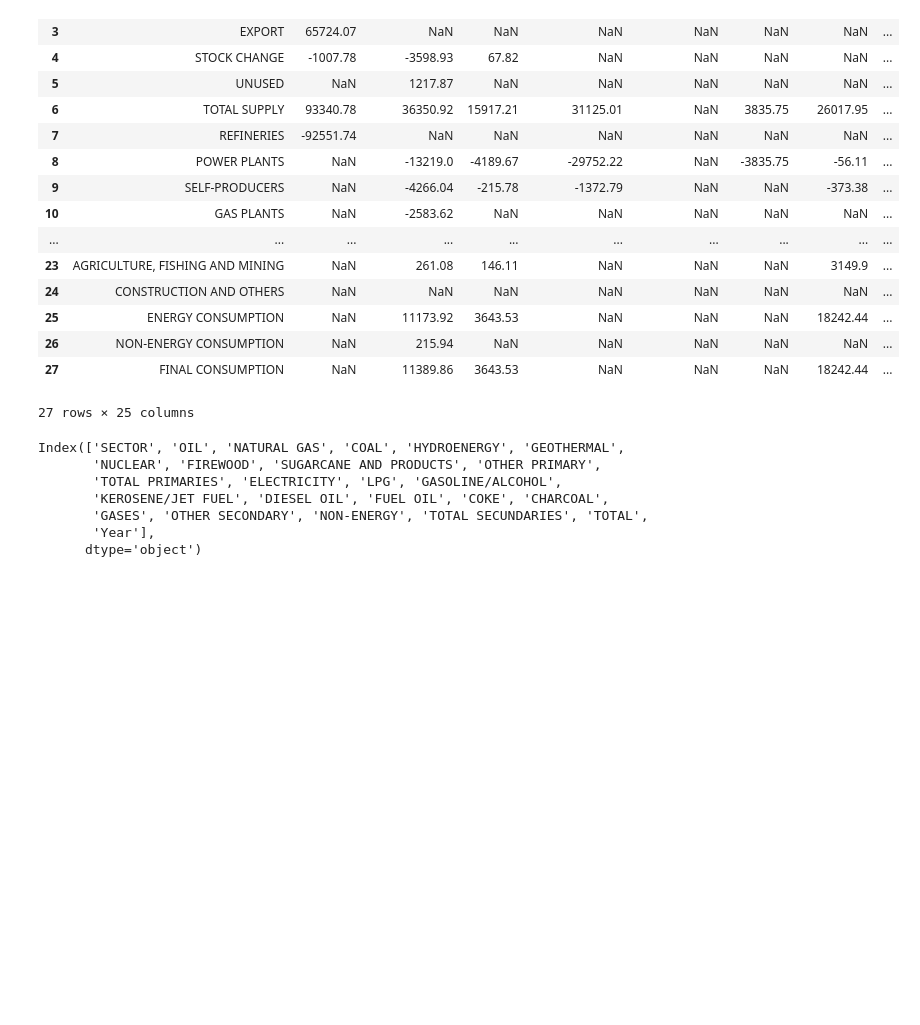
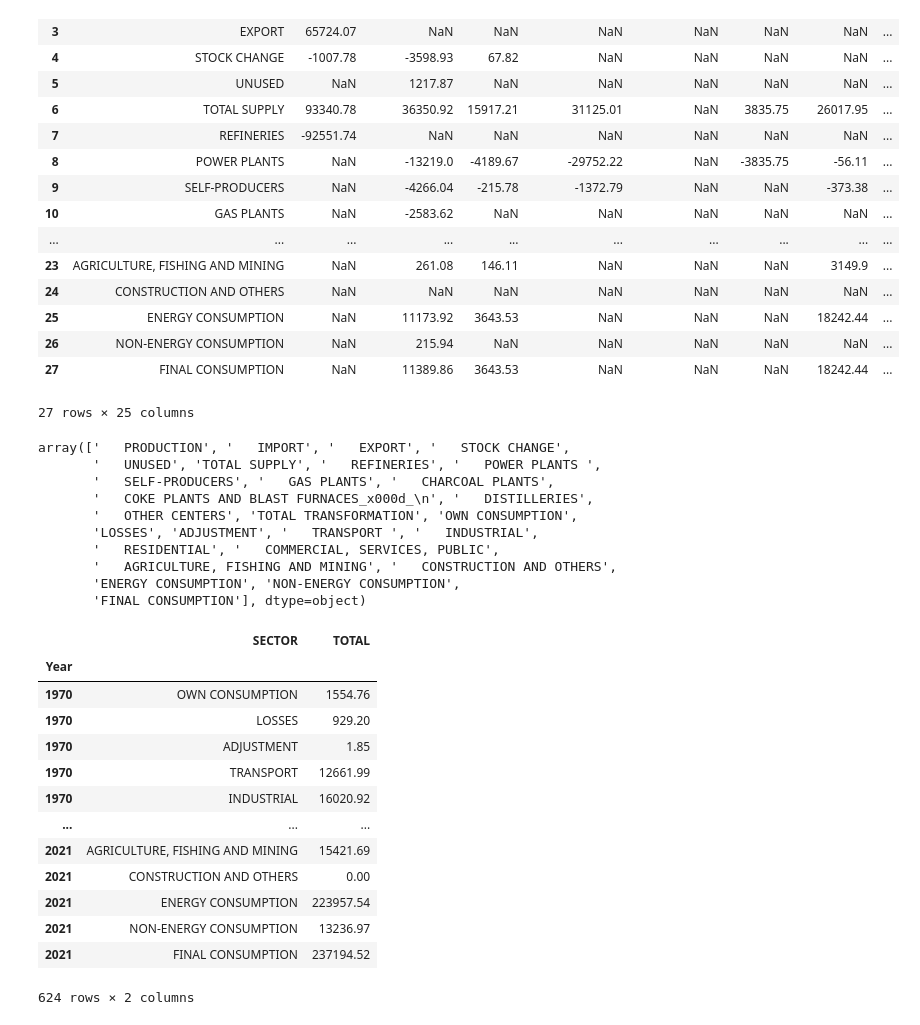
Before and after one commit to abominguez/TFM, a Jupyter notebook: codes/TFM_Nam.ipynb, the cells around one changed output. Drawn from its saved outputs; the diff is of its cells as text; code cells hidden in the pictures; blank space fills up the shorter version.

```diff
--- a/codes/TFM_Nam.ipynb
+++ b/codes/TFM_Nam.ipynb
@@ -429,43 +484,67 @@ df_2021
 | 27 | FINAL CONSUMPTION | NaN | 11389.86 | 3643.53 | NaN | NaN | NaN | 18242.44 | ... |
 27 rows × 25 columns
 # %%
-df_2021.columns
+df_2021.SECTOR.unique()
 # %% [output]
-Index(['SECTOR', 'OIL', 'NATURAL GAS', 'COAL', 'HYDROENERGY', 'GEOTHERMAL',
-       'NUCLEAR', 'FIREWOOD', 'SUGARCANE AND PRODUCTS', 'OTHER PRIMARY',
-       'TOTAL PRIMARIES', 'ELECTRICITY', 'LPG', 'GASOLINE/ALCOHOL',
-       'KEROSENE/JET FUEL', 'DIESEL OIL', 'FUEL OIL', 'COKE', 'CHARCOAL',
-       'GASES', 'OTHER SECONDARY', 'NON-ENERGY', 'TOTAL SECUNDARIES', 'TOTAL',
-       'Year'],
-      dtype='object')
+array(['   PRODUCTION', '   IMPORT', '   EXPORT', '   STOCK CHANGE',
+       '   UNUSED', 'TOTAL SUPPLY', '   REFINERIES', '   POWER PLANTS ',
+       '   SELF-PRODUCERS', '   GAS PLANTS', '   CHARCOAL PLANTS',
+       '   COKE PLANTS AND BLAST FURNACES_x000d_\n', '   DISTILLERIES',
+       '   OTHER CENTERS', 'TOTAL TRANSFORMATION', 'OWN CONSUMPTION',
+       'LOSSES', 'ADJUSTMENT', '   TRANSPORT ', '   INDUSTRIAL',
+       '   RESIDENTIAL', '   COMMERCIAL, SERVICES, PUBLIC',
+       '   AGRICULTURE, FISHING AND MINING', '   CONSTRUCTION AND OTHERS',
+       'ENERGY CONSUMPTION', 'NON-ENERGY CONSUMPTION',
+       'FINAL CONSUMPTION'], dtype=object)
 # %%
 Dict2=Dict.copy()
 
 for k in Dict2.keys():
    # selected_columns = ['SECTOR', 'OIL', 'NATURAL GAS', 'COAL', 'HYDROENERGY', 'GEOTHERMAL',
     #   'NUCLEAR', 'FIREWOOD', 'SUGARCANE AND PRODUCTS', 'OTHER PRIMARY', 'TOTAL PRIMARIES','Year']
-    selected_columns = ['SECTOR','TOTAL PRIMARIES', 'TOTAL SECUNDARIES','TOTAL','Year']
+    selected_columns = ['SECTOR','TOTAL','Year']
     Dict2[k]=Dict2[k][selected_columns]
-    selected_rows=['ENERGY CONSUMPTION','NON-ENERGY CONSUMPTION','FINAL CONSUMPTION']
+    selected_rows=['OWN CONSUMPTION',
+       'LOSSES', 'ADJUSTMENT', '   TRANSPORT ', '   INDUSTRIAL',
+       '   RESIDENTIAL', '   COMMERCIAL, SERVICES, PUBLIC',
+       '   AGRICULTURE, FISHING AND MINING', '   CONSTRUCTION AND OTHERS',
+       'ENERGY CONSUMPTION', 'NON-ENERGY CONSUMPTION',
+       'FINAL CONSUMPTION']
     Dict2[k]=Dict2[k][Dict2[k]['SECTOR'].isin(selected_rows)]
 
     # Concatenate all DataFrames in Dict vertically
     df_conc = pd.concat(Dict2.values(), ignore_index=True)
 
     # Move the column "Year" to the first position
     last_column_name = df_conc.columns[-1]
     # Reorder the columns by concatenating the last column with the rest of the DataFrame
     df_conc = pd.concat([df_conc[last_column_name], df_conc.drop(columns=last_column_name)], axis=1) # Datafames of TOTAL SUPPLY
     df_conc.set_index("Year", inplace=True)
     df_conc.index = df_conc.index.astype(int)
-    df_TC1=df_conc.drop(columns="SECTOR")
+    #df_TC1=df_conc.drop(columns="SECTOR")
     # Set the value "NaN" by Zero
-    df_TC1 = df_TC1.apply(lambda column: column.fillna(0))
+    df_TC1 = df_conc.apply(lambda column: column.fillna(0))
 
 # Calculate the percentage of each product relative to 'TOTAL PRIMARIES'
 #percentage_columns_2 = ['ELECTRICITY', 'LPG', 'GASOLINE/ALCOHOL', 'KEROSENE/JET FUEL',
  #      'DIESEL OIL', 'FUEL OIL', 'COKE', 'CHARCOAL', 'GASES',
   #     'OTHER SECONDARY', 'NON-ENERGY']
-percentage_columns_2= ['TOTAL PRIMARIES', 'TOTAL SECUNDARIES']
+#percentage_columns_2= ['TOTAL PRIMARIES', 'TOTAL SECUNDARIES']
 
-df_TC1_percentages = (df_TC1[percentage_columns_2].div(df_TC1['TOTAL'], axis=0) * 100).applymap(lambda x: round(x, 2) if isinstance(x, (int, float)) else x)
+#df_TC1_percentages = (df_TC1[percentage_columns_2].div(df_TC1['TOTAL'], axis=0) * 100).applymap(lambda x: round(x, 2) if isinstance(x, (int, float)) else x)
+df_TC1
+# %% [output]
+|  | SECTOR | TOTAL |
+| Year |  |  |
+| 1970 | OWN CONSUMPTION | 1554.76 |
+| 1970 | LOSSES | 929.20 |
+| 1970 | ADJUSTMENT | 1.85 |
+| 1970 | TRANSPORT | 12661.99 |
+| 1970 | INDUSTRIAL | 16020.92 |
+| ... | ... | ... |
+| 2021 | AGRICULTURE, FISHING AND MINING | 15421.69 |
+| 2021 | CONSTRUCTION AND OTHERS | 0.00 |
+| 2021 | ENERGY CONSUMPTION | 223957.54 |
+| 2021 | NON-ENERGY CONSUMPTION | 13236.97 |
+| 2021 | FINAL CONSUMPTION | 237194.52 |
+624 rows × 2 columns
```
Also changed, not shown: parts of 6 cells of this notebook, 8 other files.
